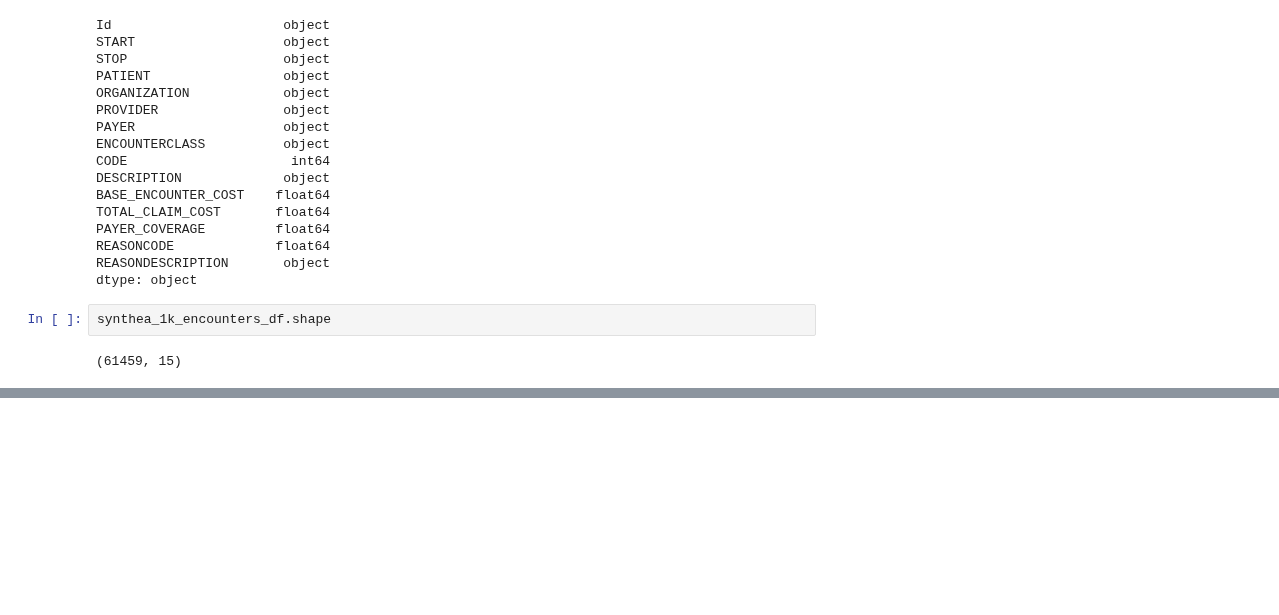
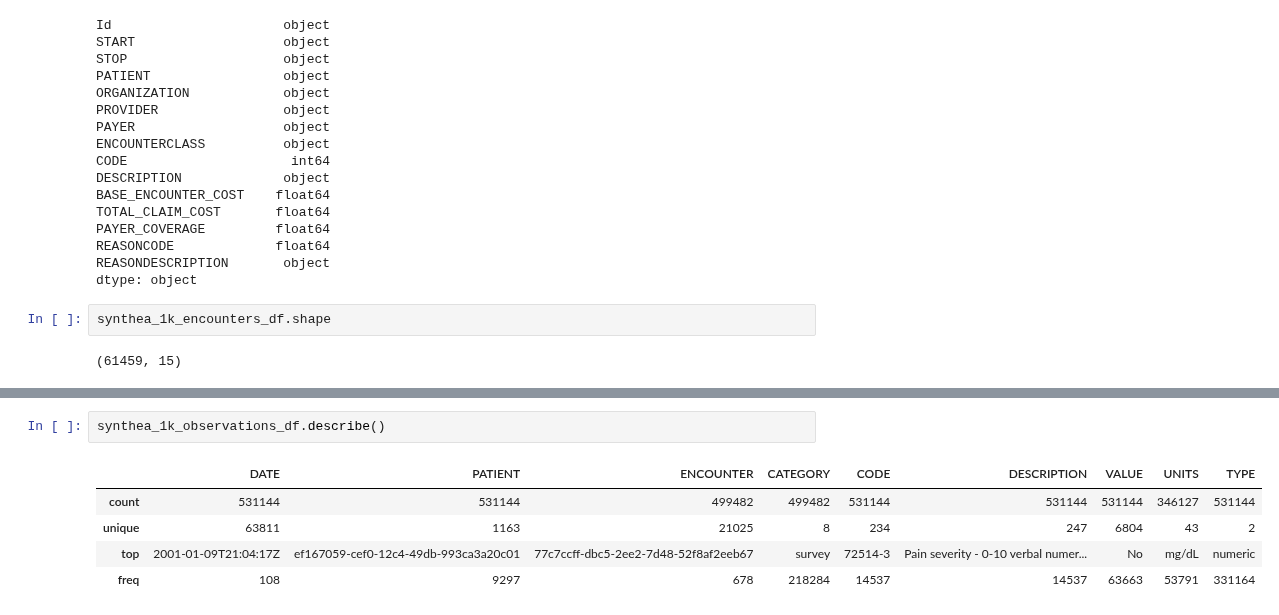
Before and after one commit to Orthologues/VAEQL_plus_Imputation, a Jupyter notebook: data_exploration.ipynb, the cells around one changed output, grey strips where cells are left out. Cells and saved outputs as stored; diff of their text form; blank space fills up the shorter version.

```diff
--- a/data_exploration.ipynb
+++ b/data_exploration.ipynb
@@ -1305,0 +1497,8 @@ synthea_1k_encounters_df
+# %%
+synthea_1k_observations_df.describe()
+# %% [output]
+|  | DATE | PATIENT | ENCOUNTER | CATEGORY | CODE | DESCRIPTION | VALUE | UNITS | TYPE |
+| count | 531144 | 531144 | 499482 | 499482 | 531144 | 531144 | 531144 | 346127 | 531144 |
+| unique | 63811 | 1163 | 21025 | 8 | 234 | 247 | 6804 | 43 | 2 |
+| top | 2001-01-09T21:04:17Z | ef167059-cef0-12c4-49db-993ca3a20c01 | 77c7ccff-dbc5-2ee2-7d48-52f8af2eeb67 | survey | 72514-3 | Pain severity - 0-10 verbal numer... | No | mg/dL | numeric |
+| freq | 108 | 9297 | 678 | 218284 | 14537 | 14537 | 63663 | 53791 | 331164 |
```
Also changed, not shown: parts of 52 cells of this notebook.
